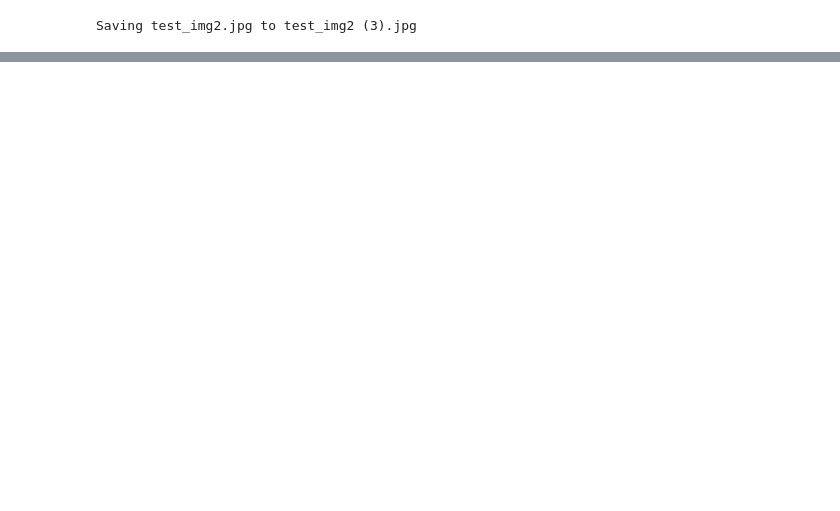
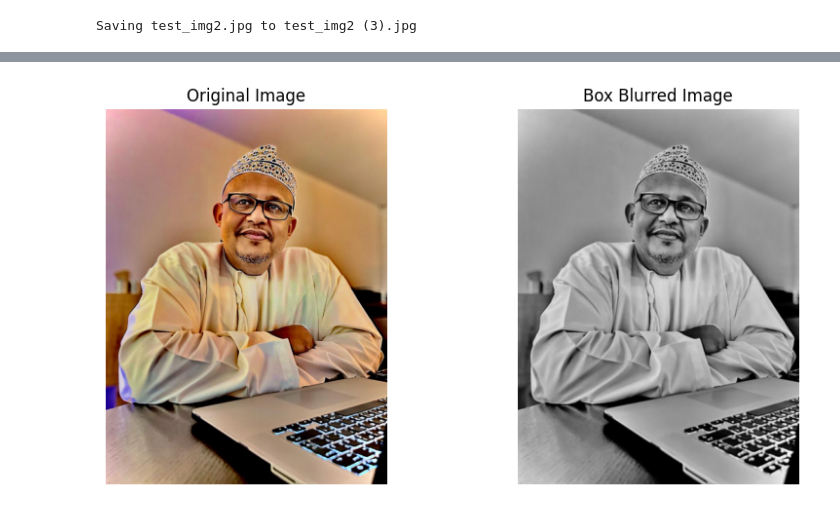
Before and after one commit to Tabook22/ComputerVision, a Jupyter notebook: image_filtering_image_to_pixels2.ipynb, the cells around one changed output, grey strips where cells are left out. Drawn from its saved outputs; the diff is of its cells as text; code cells hidden in the pictures; blank space fills up the shorter version.

```diff
--- a/image_filtering_image_to_pixels2.ipynb
+++ b/image_filtering_image_to_pixels2.ipynb
@@ -106,0 +122,43 @@ else:
+# %%
+# Ensure only one image is uploaded
+if len(uploaded) == 1:
+    filename = next(iter(uploaded))
+    # Read the image using OpenCV
+    original_image = cv2.imread(filename)
+    # Convert the image to grayscale
+    gray_image = cv2.cvtColor(original_image, cv2.COLOR_BGR2GRAY)
+
+    # Define the 5x5 box blur kernel
+    #kernel = np.ones((5, 5), dtype=np.float32) / 25
+
+    # Define the 3x3 box blur kernel
+    kernel = np.ones((3, 3), np.float32) / 9
+    #Dividing by 9 in the box blur kernel is crucial for ensuring that the filter performs an averaging operation.
+
+    # Apply the kernel (box blur) to the image, the cv2.filter2D() function to apply a box blur to the grayscale version of the input image
+    # The -1 means the image is a gray scale
+    blurred_image = cv2.filter2D(gray_image, -1, kernel)
+
+    # Convert the original BGR image to RGB for displaying
+    original_image_rgb = cv2.cvtColor(original_image, cv2.COLOR_BGR2RGB)
+
+    # Display the images
+    plt.figure(figsize=(10, 5))
+
+    # Display the original image
+    plt.subplot(1, 2, 1)
+    plt.imshow(original_image_rgb)
+    plt.title('Original Image')
+    plt.axis('off')
+
+    # Display the blurred image
+    plt.subplot(1, 2, 2)
+    plt.imshow(blurred_image, cmap='gray')
+    plt.title('Box Blurred Image')
+    plt.axis('off')
+
+    plt.show()
+else:
+    print("Please upload exactly one image.")
+# %% [output]
+[figure, added]
```
Also changed, not shown: parts of 7 cells of this notebook.
